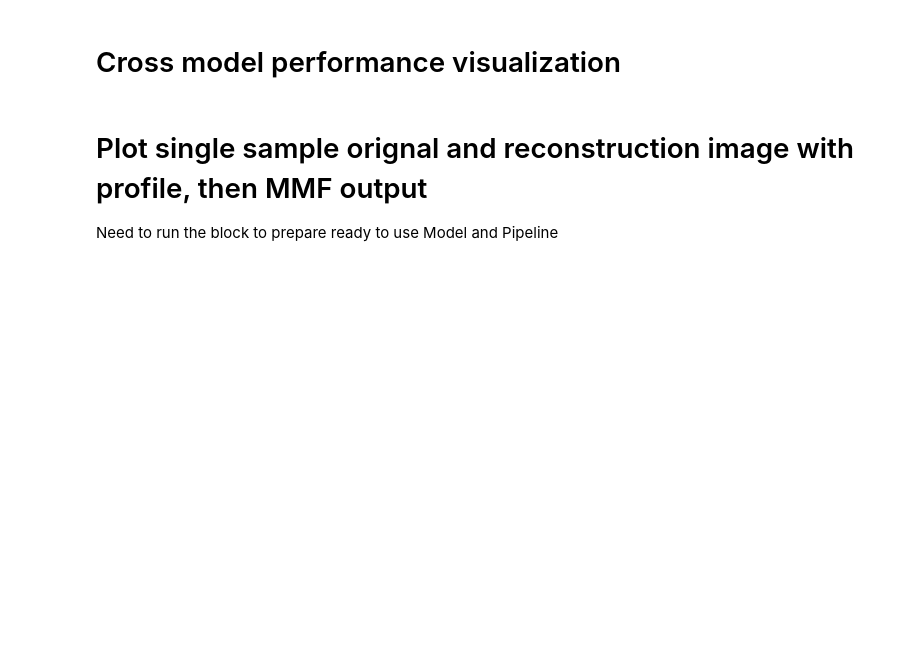
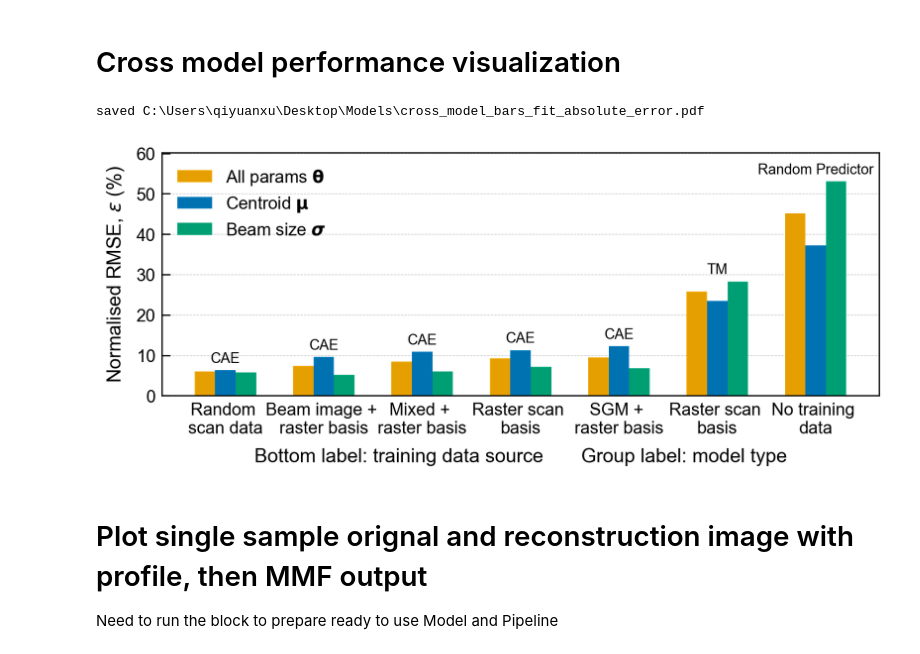
Before and after one commit to Andrew-XQY/fiber-image-reconstruction, a Jupyter notebook: notebooks/evaluation.ipynb, the cells around one changed output. Saved outputs shown, nothing was run; the diff lists cells and outputs as text; code cells hidden in the pictures; blank space fills up the shorter version.

```diff
--- a/notebooks/evaluation.ipynb
+++ b/notebooks/evaluation.ipynb
@@ -335,18 +354,25 @@ save_fig(fig_w, os.path.join(save_dir, f"{SAVE_PREFIX}gaussian_width_hex_error")
 # Error distribution histogram
 # %%
 SAVE_PREFIX = "_"
+
+# ---- FONT SIZE CONTROLS (final override; nukes evaluation.py defaults) ----
+LABEL_FONTSIZE  = 14   # axis label text size (xlabel/ylabel)
+TICK_FONTSIZE   = 14   # tick label size on both axes
+LEGEND_FONTSIZE = 10   # legend text size
+import evaluation as _eval
+_eval.AXIS_LABEL_SIZE  = LABEL_FONTSIZE
+_eval.TICK_LABEL_SIZE  = TICK_FONTSIZE
+_eval.LEGEND_FONT_SIZE = LEGEND_FONTSIZE
 
 # Single-plot controls (override the module defaults for THIS cell only)
 # BINS            = 50                # number of histogram bins
 # X_RANGE         = (-20.0, 20.0)     # symmetric x range in % (residual)
 # Y_MAX           = 250              # y-axis max; None = auto
-# LEGEND_FONTSIZE = 9                 # legend text size for this single plot
 # LEGEND_FRAMEON  = True              # True = white box w/ black border; False = transparent, no frame
 
 BINS            = 400                # number of histogram bins
 X_RANGE         = (-20.0, 20.0)     # symmetric x range in % (residual)
 Y_MAX           = 140              # y-axis max; None = auto
-LEGEND_FONTSIZE = 10                 # legend text size for this single plot
 LEGEND_FRAMEON  = True             # transparent legend, no bounding box
 SCALE           = 2              # set_aps_double_column scale
 Y_NUM_TICKS     = 6                 # max number of y-axis ticks
@@ -394,9 +420,15 @@ for param_type, fit_method in PLOT_SPECS:
         y_num_ticks=Y_NUM_TICKS,
     )
 
+    # Final tick-size override on every axis (priority over any per-call defaults).
     for ax in fig.axes:
-        ax.grid(SHOW_GRID, linestyle="--")
-        ax.set_axisbelow(True)
+        ax.tick_params(axis="both", which="major", labelsize=TICK_FONTSIZE)
+        ax.tick_params(axis="both", which="minor", labelsize=TICK_FONTSIZE)
+        if SHOW_GRID:
+            ax.grid(True, linestyle="--")
+            ax.set_axisbelow(True)
+        else:
+            ax.grid(False)
 
     tag = f"{fit_method}_{param_type}" if fit_method else param_type
     save_fig(fig, os.path.join(save_dir, f"{SAVE_PREFIX}{tag}_hist_residual_percent"))
@@ -1096,15 +1148,15 @@ MODELS = {
     "chromox_cropped_cae_line_scan_sgm": {"label": "SGM + \nraster basis", "model": "CAE"},  #  "Line + SGM\nimage"
     # CAE trained using line-scan localized responses + measured CLEAR beam profile weights
     # Treat as a matched-profile / upper-bound comparison if profiles come from the test-set distribution
-    "chromox_cropped_cae_line_scan_real_beam_image": {"label": "Beam-image + \nraster basis", "model": "CAE"},  # "Line + beam\nimage"
+    "chromox_cropped_cae_line_scan_real_beam_image": {"label": "Beam image + \nraster basis", "model": "CAE"},  # "Line + beam\nimage"
     # "chromox_cropped_cae_random_scan":                  {"label": "chromox_cropped_cae_random_scan"},
     # CAE trained/tested using a split of the random-position CLEAR scan dataset
     "chromox_cropped_cae_random_scan_leakless": {"label": "Random \nscan data", "model": "CAE"},  # "Random-pos.\nsplit"
     # Transmission-matrix baseline using the line-scan basis
-    "chromox_cropped_TM_line_scan": {"label": "Raster-scan \nbasis", "model": "TM"},  # "TM\n(line basis)"
+    "chromox_cropped_TM_line_scan": {"label": "Raster scan \nbasis", "model": "TM"},  # "TM\n(line basis)"
     # "chromox_cropped_cae_line_scan":                    {"label": "line scan multi-sample"},
     # CAE trained directly on the vanilla line-scan basis, without recombined beam-profile patterns
-    "chromox_cropped_cae_line_scan_single_sample": {"label": "Raster-scan \nbasis", "model": "CAE"},   # "Line-scan\nbasis only"
+    "chromox_cropped_cae_line_scan_single_sample": {"label": "Raster scan \nbasis", "model": "CAE"},   # "Line-scan\nbasis only"
     # "Model_trained_on_CHROMOX_only":                    {"label": "Model_trained_on_CHROMOX_only"},
     # "Model_trained_on_CHROMOX_LASER_only":              {"label": "Model_trained_on_CHROMOX_LASER_only"},
     # Laboratory DMD validation using line-scan basis + SGM-generated profiles
@@ -1146,7 +1198,7 @@ figs_axes = plot_metric_bars(
     metrics=list(metrics_to_plot),
     model_col="model",
     rank_models=True,
-    style_func=set_aps_style(scale=1.5, legend_background=True),
+    style_func=set_aps_style(scale=1.65, legend_background=True),
     rank_by="gaussian_rmse",  # gaussian_rmse, gaussian_mae
     model_label_map=model_label_map,
     metric_label_map=metric_label_map,
@@ -1166,33 +1218,36 @@ for fig, ax in figs_axes:
         c = metric_color_map.get(container.get_label())
         if c is not None:
             for bar in container:
                 bar.set_facecolor(c)
     ax.legend(frameon=False)
     ymin, ymax = ax.get_ylim()
     ymax = ymax + (ymax - ymin) * y_headroom
     ax.set_ylim(ymin, ymax)
     pad = (ymax - ymin) * 0.02
     for i, (xi, key) in enumerate(zip(ax.get_xticks(), ordered_models)):
         top = model_top_label_map.get(key, "")
         if top:
             h = max(c[i].get_height() for c in ax.containers)
             ax.text(xi, h + pad, top, ha="center", va="bottom", fontsize="small")
 
 # Add xlabel to the first bar plot only.
 if figs_axes:
     first_fig, first_ax = figs_axes[0]
     first_ax.set_xlabel("Bottom label: training data source       Group label: model type")
     first_fig.tight_layout()
 
 # Optional: write each panel as a transparent PDF next to the summary CSV.
 # Flip SAVE = True after reviewing inline; one PDF per metric-scale panel,
 # named cross_model_bars_<scale_key>.pdf in dirs["models"]["root"].
 SAVE = True
 if SAVE:
     scale_keys = list(group_metrics_by_scale(metrics_to_plot).keys())
     for scale_key, (fig, _) in zip(scale_keys, figs_axes):
         save_fig(fig, str(SUMMARY_DIR / f"cross_model_bars_{scale_key}"))
         print(f"saved {SUMMARY_DIR / f'cross_model_bars_{scale_key}.pdf'}")
+# %% [output]
+saved C:\Users\qiyuanxu\Desktop\Models\cross_model_bars_fit_absolute_error.pdf
+[figure, added]
 # %% [markdown]
 # Plot single sample orignal and reconstruction image with profile, then MMF output
 Need to run the block to prepare ready to use Model and Pipeline
```
Also changed, not shown: parts of 2 cells of this notebook.
